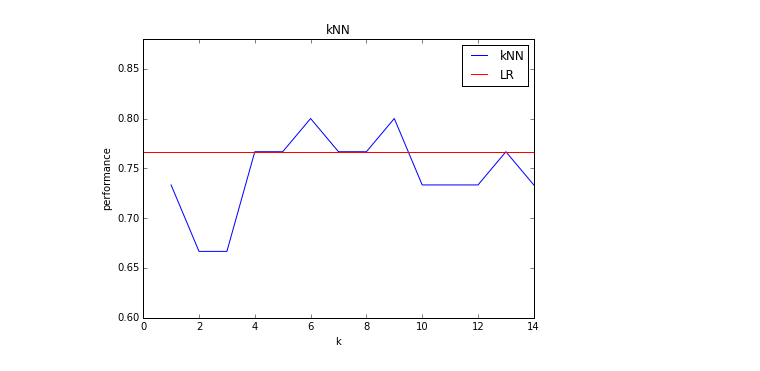
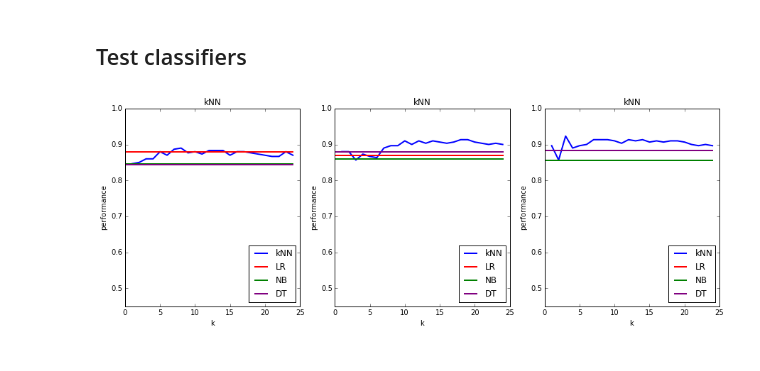
Before and after one commit to Shadek07/scikit-learn-examples, a Jupyter notebook: classification.ipynb, the cells around one changed output. Cells and saved outputs as stored; diff of their text form; code cells hidden in the pictures.

```diff
--- a/classification.ipynb
+++ b/classification.ipynb
@@ -57,21 +77,2 @@ import sklearn.neighbors as neighbors
-# %%
-scores_knn = []
-for k in range(1, 15):
-    knn_model = neighbors.KNeighborsClassifier(n_neighbors = k)
-    knn_model.fit(X_train, y_train)
-    knn_pred = knn_model.predict(X_test)
-    knn_score = np.mean(knn_pred == y_test)
-    scores_knn.append((k, knn_score))
-# %%
-fig, ax = plt.subplots(1, 1, figsize = (7, 5))
-xx = [e[0] for e in scores_knn]
-yy = [e[1] for e in scores_knn]
-ax.set(title = 'kNN', xlabel = 'k', ylabel = 'performance')
-ax.set(ylim = (0.9 * min(log_regr_score, nb_score, min(yy)),
-               1.1 * max(log_regr_score, nb_score, max(yy))))
-_tmp = ax.plot(xx, yy, color = "blue", label = "kNN")
-_tmp = ax.plot((0, max(xx)), (log_regr_score, log_regr_score),
-               color = "red", label = "LR")
-_tmp = ax.legend()
-# %% [output]
-[figure, removed]
+# %% [markdown]
+## Test classifiers
@@ -77,0 +127,10 @@ _tmp = ax.legend()
+# %%
+fig, ax = plt.subplots(1, DATASETS, figsize = (15, 5))
+
+max_knn = 25
+
+test_classifiers(X, y, max_knn, ax[0])
+test_classifiers(X, q, max_knn, ax[1])
+test_classifiers(X, r, max_knn, ax[2])
+# %% [output]
+[figure, added]
```
Also changed, not shown: parts of 13 cells of this notebook.
